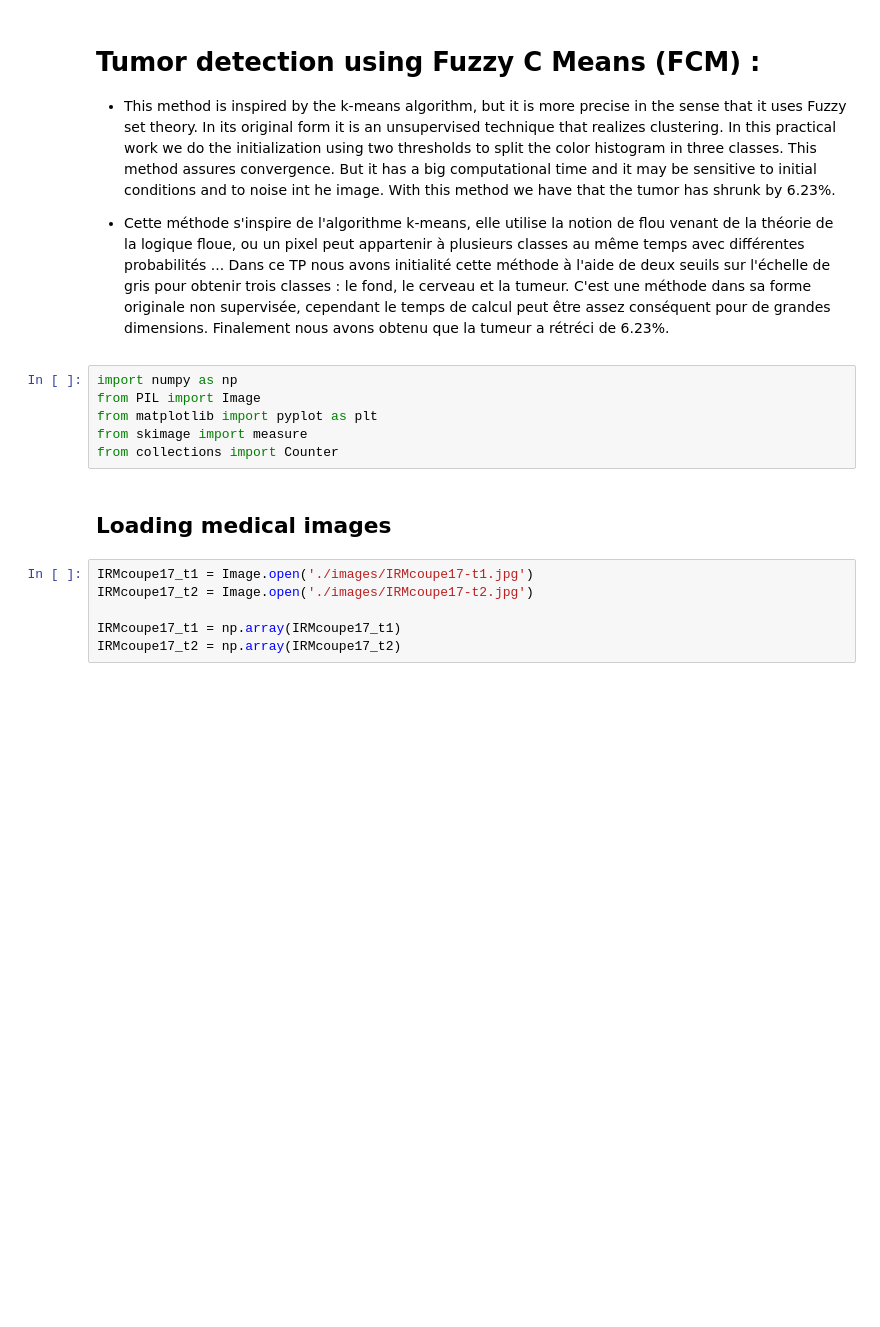
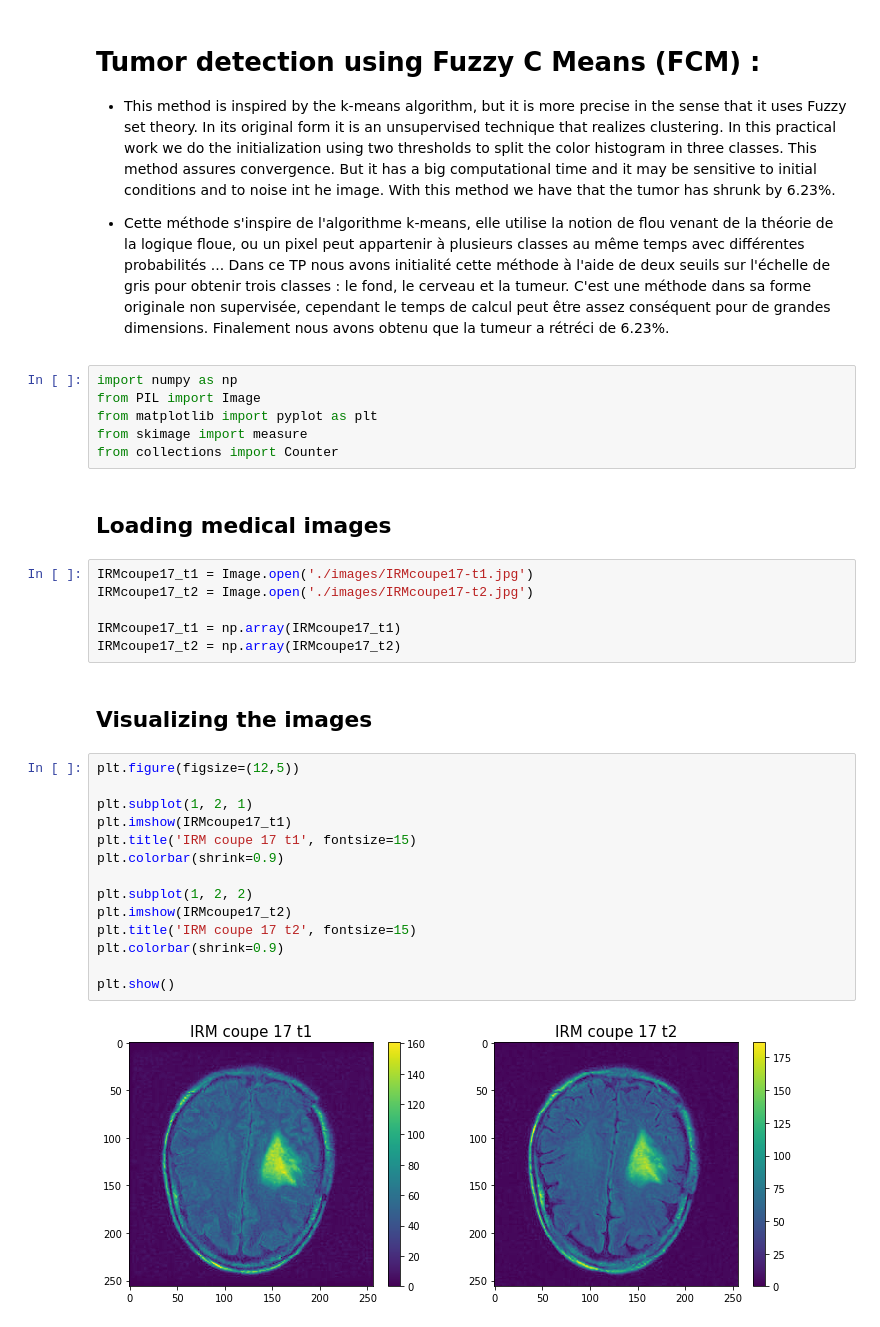
Before and after one commit to A-EL-YAAGOUBI/ML, a Jupyter notebook: Medical Imaging/FCM.ipynb, the cells around one changed output. Saved outputs shown, nothing was run; the diff lists cells and outputs as text; blank space fills up the shorter version.

Commit message:
Loading images and visualizing color histogram

```diff
--- a/Medical Imaging/FCM.ipynb
+++ b/Medical Imaging/FCM.ipynb
@@ -18,3 +18,21 @@ IRMcoupe17_t2 = Image.open('./images/IRMcoupe17-t2.jpg')
 
 IRMcoupe17_t1 = np.array(IRMcoupe17_t1)
 IRMcoupe17_t2 = np.array(IRMcoupe17_t2)
+# %% [markdown]
+## Visualizing the images
+# %%
+plt.figure(figsize=(12,5))
+
+plt.subplot(1, 2, 1)
+plt.imshow(IRMcoupe17_t1)
+plt.title('IRM coupe 17 t1', fontsize=15)
+plt.colorbar(shrink=0.9)
+
+plt.subplot(1, 2, 2)
+plt.imshow(IRMcoupe17_t2)
+plt.title('IRM coupe 17 t2', fontsize=15)
+plt.colorbar(shrink=0.9)
+
+plt.show()
+# %% [output]
+[figure, added]
```
Also changed, not shown: parts of 2 cells of this notebook.
